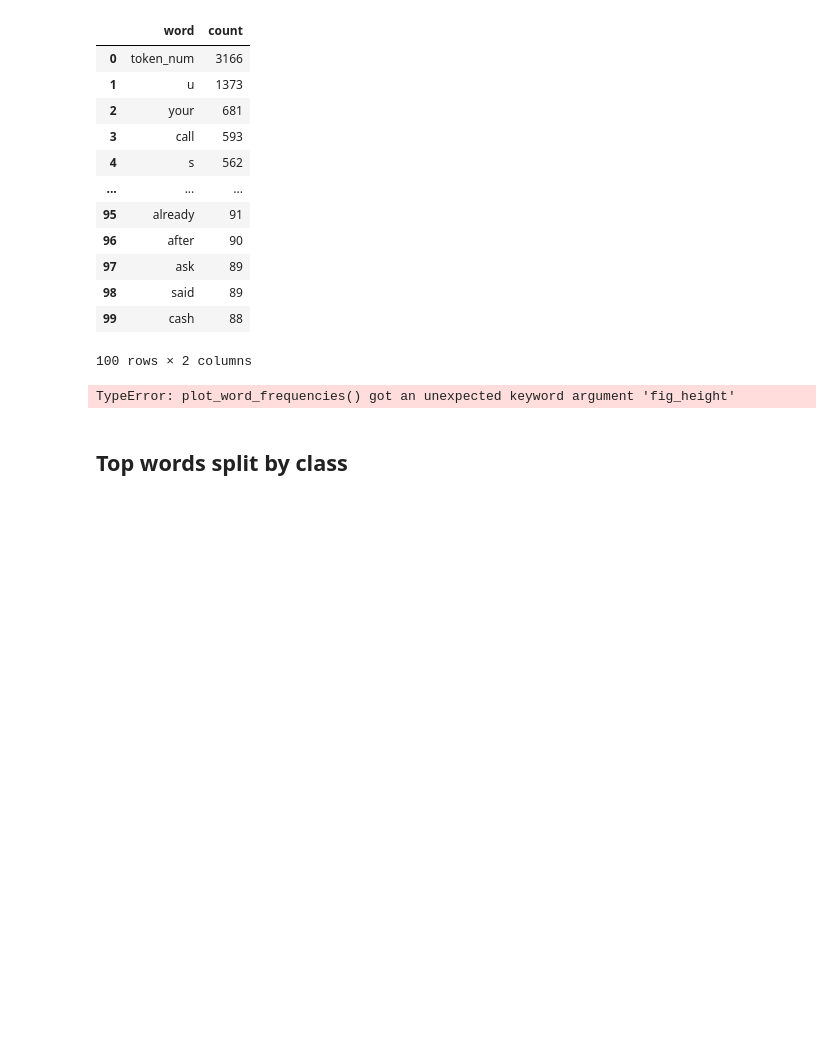
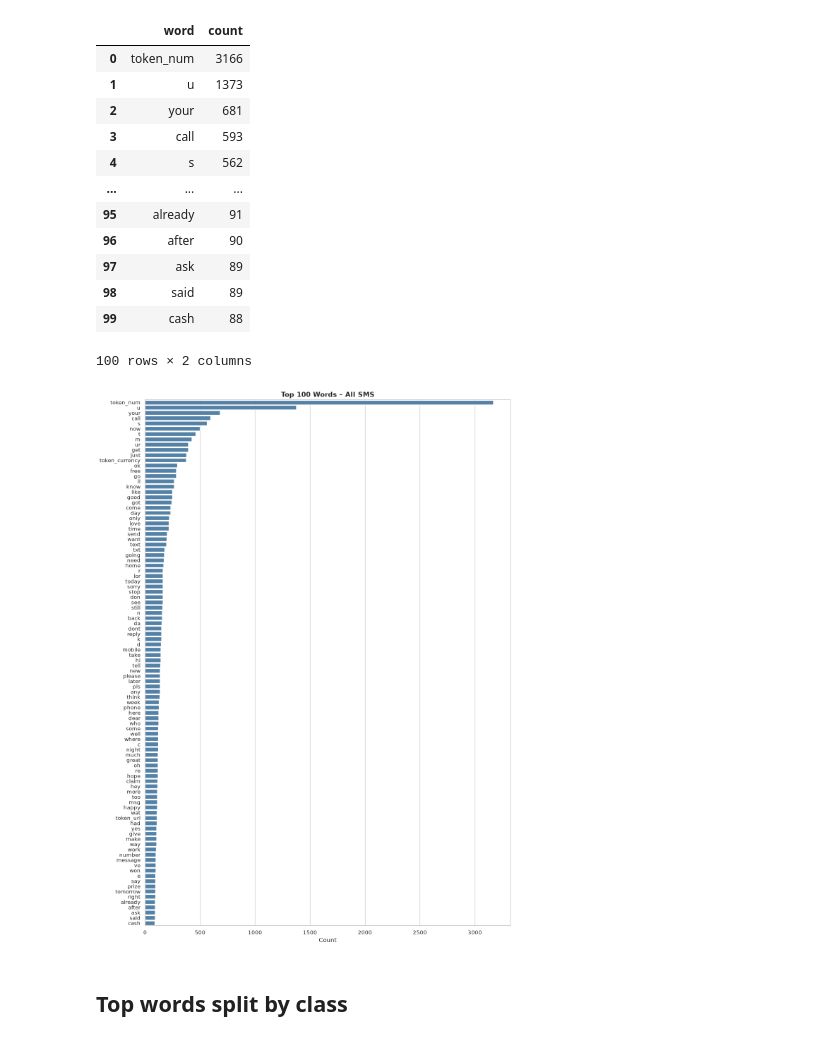
Before and after one commit to oliver-zehentleitner/a1-ai-expert-case-study, a Jupyter notebook: notebooks/01_word_frequency.ipynb, the cells around one changed output. Drawn from its saved outputs; the diff is of its cells as text; code cells hidden in the pictures; blank space fills up the shorter version.

```diff
--- a/notebooks/01_word_frequency.ipynb
+++ b/notebooks/01_word_frequency.ipynb
@@ -76,13 +91,13 @@ df_all
 | 99 | cash | 88 |
 100 rows × 2 columns
 # %%
-FIG_HEIGHT = 35  # inches; auto = len(df) * 0.35
+FIG_HEIGHT = 16
 
 fig = plot_word_frequencies(df_all, title=f"Top {TOP_N} Words – All SMS", fig_height=FIG_HEIGHT)
 display(fig)
 save_figure(fig, OUTPUTS / "01_word_frequencies_all.png")
 # %% [output]
-TypeError: plot_word_frequencies() got an unexpected keyword argument 'fig_height'
+[figure, added]
 # %% [markdown]
 ## Top words split by class
 # %%
```
Also changed, not shown: parts of 2 cells of this notebook, 1 other file.
